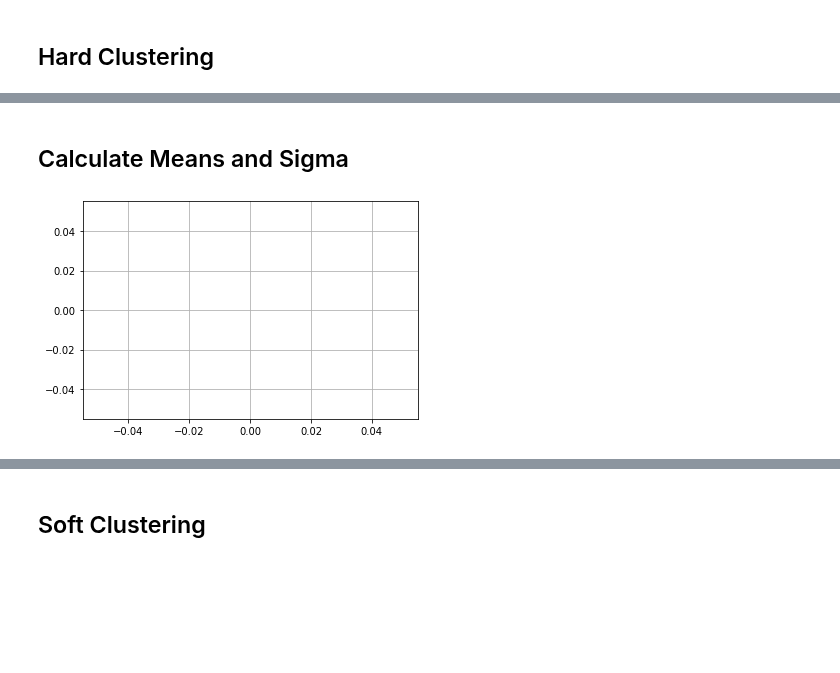
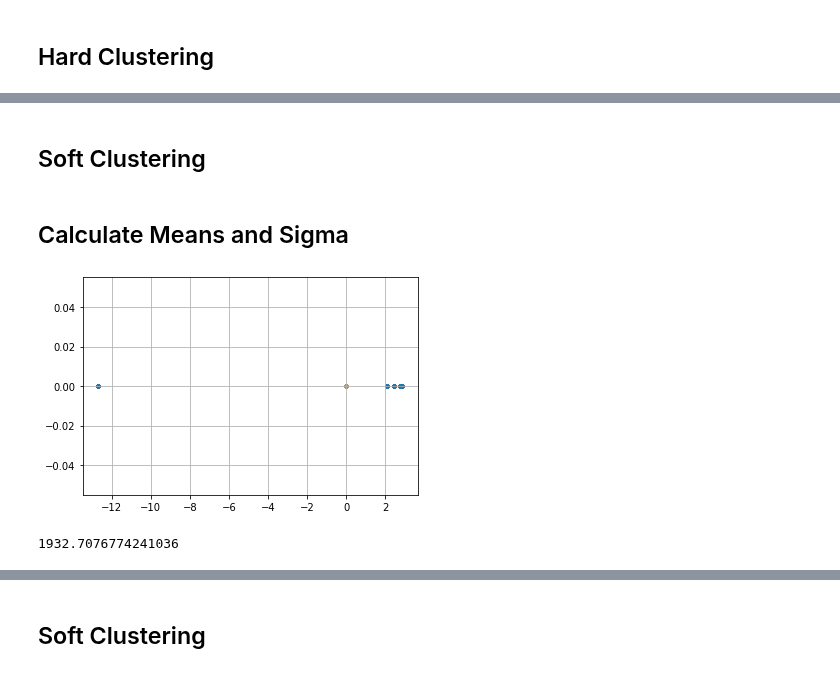
Before and after one commit to flatironinstitute/bio-lda, a Jupyter notebook: Clustering.ipynb, the cells around one changed output, grey strips where cells are left out. Saved outputs shown, nothing was run; the diff lists cells and outputs as text; code cells hidden in the pictures; blank space fills up the shorter version.

Commit message:
Clustering + Bio_LDA

```diff
--- a/Clustering.ipynb
+++ b/Clustering.ipynb
@@ -13,7 +15,7 @@ sig = np.random.randn(x_dim,x_dim)/np.sqrt(x_dim)
 Sigma = sig@sig.T
 
 for i in range(num_clusters):
-    mus.append(100*np.random.randn(x_dim,1))
+    mus.append(10*np.random.randn(x_dim,1))
 
 per_class_sample = 1000 # number of data points
 samples = per_class_sample * num_clusters
@@ -127,3 +133,5 @@ Cluster 10 mean: [1.11383428 0.69902523]
+# %% [markdown]
+## Soft Clustering
 # %% [markdown]
 ## Calculate Means and Sigma
 # %%
@@ -133,3 +141,5 @@ Sigma = np.eye(num_clusters)
+# %%
+Sigma = np.cov(Y[:,per_class_sample:])
 # %%
 #e = np.zeros((num_clusters, num_clusters))
 #for i in range(num_clusters):
@@ -139,15 +149,15 @@ Sigma = np.eye(num_clusters)
 #mu_2 = e[0]
 #Sigma = np.eye(num_clusters)
 # %%
-w_opt = np.linalg.inv(Sigma)@(mu_1-mu_2)
+w_opt = np.linalg.pinv(Sigma)@(mu_1-mu_2)
 w_opt = w_opt/np.sqrt(w_opt.T@Sigma@w_opt)
 # %%
 obj_opt = (w_opt.T@(mu_1-mu_2))**2
 # %%
 plt.scatter(w_opt.T@Y[:,per_class_sample:],np.zeros((w_opt.T@Y[:,per_class_sample:]).shape),s=10)
-plt.scatter(w_opt.T@Y[:,0:per_class_sample],np.zeros((w_opt.T@Y[:,0:per_class_sample]).shape),s=10)
+plt.scatter(w_opt.T@Y[:,:per_class_sample],np.zeros((w_opt.T@Y[:,:per_class_sample]).shape),s=10)
 
 plt.grid()
 plt.show()
 # %% [output]
-[figure, old version]
+[figure, new version]
@@ -215,3 +214,7 @@ w = run_bio(Y,Z)
+# %%
+err[-1]
+# %% [output]
+1932.7076774241036
 # %%
 plt.loglog(range(iters), err)
 plt.ylabel("Error")
```
Also changed, not shown: parts of 17 cells of this notebook, 2 other files.
